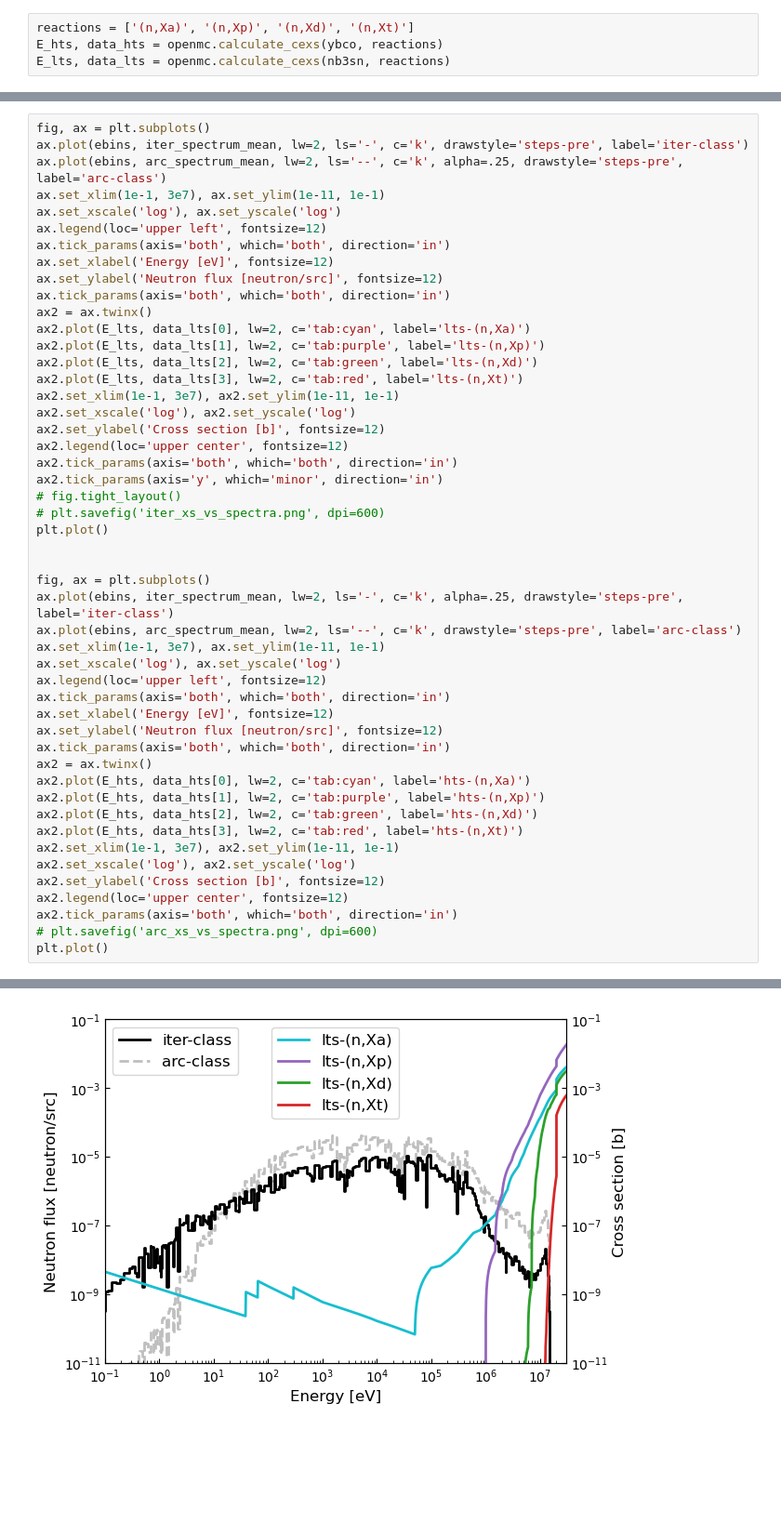
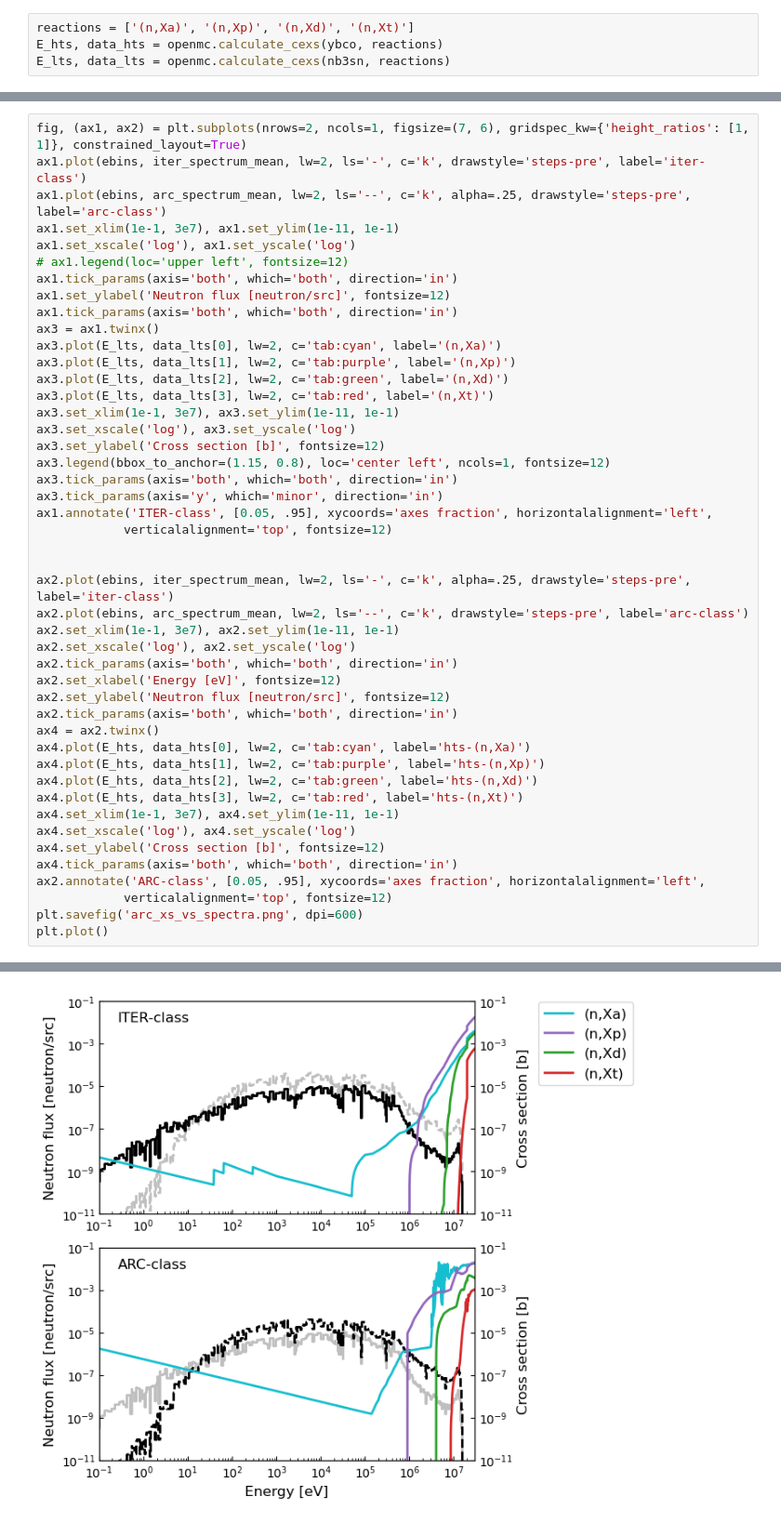
Before and after one commit to SteSeg/tokamak_radiation_environment, a Jupyter notebook: notebooks/plot_cross_sections.ipynb, the cells around one changed output, grey strips where cells are left out. Shown at 93% size. Drawn from its saved outputs; the diff is of its cells as text; blank space fills up the shorter version.

```diff
--- a/notebooks/plot_cross_sections.ipynb
+++ b/notebooks/plot_cross_sections.ipynb
@@ -71,52 +67,49 @@ plt.plot()
 # %%
-fig, ax = plt.subplots()
-ax.plot(ebins, iter_spectrum_mean, lw=2, ls='-', c='k', drawstyle='steps-pre', label='iter-class')
-ax.plot(ebins, arc_spectrum_mean, lw=2, ls='--', c='k', alpha=.25, drawstyle='steps-pre', label='arc-class')
-ax.set_xlim(1e-1, 3e7), ax.set_ylim(1e-11, 1e-1)
-ax.set_xscale('log'), ax.set_yscale('log')
-ax.legend(loc='upper left', fontsize=12)
-ax.tick_params(axis='both', which='both', direction='in')
-ax.set_xlabel('Energy [eV]', fontsize=12)
-ax.set_ylabel('Neutron flux [neutron/src]', fontsize=12)
-ax.tick_params(axis='both', which='both', direction='in')
-ax2 = ax.twinx()
-ax2.plot(E_lts, data_lts[0], lw=2, c='tab:cyan', label='lts-(n,Xa)')
-ax2.plot(E_lts, data_lts[1], lw=2, c='tab:purple', label='lts-(n,Xp)')
-ax2.plot(E_lts, data_lts[2], lw=2, c='tab:green', label='lts-(n,Xd)')
-ax2.plot(E_lts, data_lts[3], lw=2, c='tab:red', label='lts-(n,Xt)')
+fig, (ax1, ax2) = plt.subplots(nrows=2, ncols=1, figsize=(7, 6), gridspec_kw={'height_ratios': [1, 1]}, constrained_layout=True)
+ax1.plot(ebins, iter_spectrum_mean, lw=2, ls='-', c='k', drawstyle='steps-pre', label='iter-class')
+ax1.plot(ebins, arc_spectrum_mean, lw=2, ls='--', c='k', alpha=.25, drawstyle='steps-pre', label='arc-class')
+ax1.set_xlim(1e-1, 3e7), ax1.set_ylim(1e-11, 1e-1)
+ax1.set_xscale('log'), ax1.set_yscale('log')
+# ax1.legend(loc='upper left', fontsize=12)
+ax1.tick_params(axis='both', which='both', direction='in')
+ax1.set_ylabel('Neutron flux [neutron/src]', fontsize=12)
+ax1.tick_params(axis='both', which='both', direction='in')
+ax3 = ax1.twinx()
+ax3.plot(E_lts, data_lts[0], lw=2, c='tab:cyan', label='(n,Xa)')
+ax3.plot(E_lts, data_lts[1], lw=2, c='tab:purple', label='(n,Xp)')
+ax3.plot(E_lts, data_lts[2], lw=2, c='tab:green', label='(n,Xd)')
+ax3.plot(E_lts, data_lts[3], lw=2, c='tab:red', label='(n,Xt)')
+ax3.set_xlim(1e-1, 3e7), ax3.set_ylim(1e-11, 1e-1)
+ax3.set_xscale('log'), ax3.set_yscale('log')
+ax3.set_ylabel('Cross section [b]', fontsize=12)
+ax3.legend(bbox_to_anchor=(1.15, 0.8), loc='center left', ncols=1, fontsize=12)
+ax3.tick_params(axis='both', which='both', direction='in')
+ax3.tick_params(axis='y', which='minor', direction='in')
+ax1.annotate('ITER-class', [0.05, .95], xycoords='axes fraction', horizontalalignment='left',
+            verticalalignment='top', fontsize=12)
+
+
+ax2.plot(ebins, iter_spectrum_mean, lw=2, ls='-', c='k', alpha=.25, drawstyle='steps-pre', label='iter-class')
+ax2.plot(ebins, arc_spectrum_mean, lw=2, ls='--', c='k', drawstyle='steps-pre', label='arc-class')
 ax2.set_xlim(1e-1, 3e7), ax2.set_ylim(1e-11, 1e-1)
 ax2.set_xscale('log'), ax2.set_yscale('log')
-ax2.set_ylabel('Cross section [b]', fontsize=12)
-ax2.legend(loc='upper center', fontsize=12)
 ax2.tick_params(axis='both', which='both', direction='in')
-ax2.tick_params(axis='y', which='minor', direction='in')
-# fig.tight_layout()
-# plt.savefig('iter_xs_vs_spectra.png', dpi=600)
+ax2.set_xlabel('Energy [eV]', fontsize=12)
+ax2.set_ylabel('Neutron flux [neutron/src]', fontsize=12)
+ax2.tick_params(axis='both', which='both', direction='in')
+ax4 = ax2.twinx()
+ax4.plot(E_hts, data_hts[0], lw=2, c='tab:cyan', label='hts-(n,Xa)')
+ax4.plot(E_hts, data_hts[1], lw=2, c='tab:purple', label='hts-(n,Xp)')
+ax4.plot(E_hts, data_hts[2], lw=2, c='tab:green', label='hts-(n,Xd)')
+ax4.plot(E_hts, data_hts[3], lw=2, c='tab:red', label='hts-(n,Xt)')
+ax4.set_xlim(1e-1, 3e7), ax4.set_ylim(1e-11, 1e-1)
+ax4.set_xscale('log'), ax4.set_yscale('log')
+ax4.set_ylabel('Cross section [b]', fontsize=12)
+ax4.tick_params(axis='both', which='both', direction='in')
+ax2.annotate('ARC-class', [0.05, .95], xycoords='axes fraction', horizontalalignment='left',
+            verticalalignment='top', fontsize=12)
+plt.savefig('arc_xs_vs_spectra.png', dpi=600)
 plt.plot()
-
-
-fig, ax = plt.subplots()
-ax.plot(ebins, iter_spectrum_mean, lw=2, ls='-', c='k', alpha=.25, drawstyle='steps-pre', label='iter-class')
-ax.plot(ebins, arc_spectrum_mean, lw=2, ls='--', c='k', drawstyle='steps-pre', label='arc-class')
-ax.set_xlim(1e-1, 3e7), ax.set_ylim(1e-11, 1e-1)
-ax.set_xscale('log'), ax.set_yscale('log')
-ax.legend(loc='upper left', fontsize=12)
-ax.tick_params(axis='both', which='both', direction='in')
-ax.set_xlabel('Energy [eV]', fontsize=12)
-ax.set_ylabel('Neutron flux [neutron/src]', fontsize=12)
-ax.tick_params(axis='both', which='both', direction='in')
-ax2 = ax.twinx()
-ax2.plot(E_hts, data_hts[0], lw=2, c='tab:cyan', label='hts-(n,Xa)')
-ax2.plot(E_hts, data_hts[1], lw=2, c='tab:purple', label='hts-(n,Xp)')
-ax2.plot(E_hts, data_hts[2], lw=2, c='tab:green', label='hts-(n,Xd)')
-ax2.plot(E_hts, data_hts[3], lw=2, c='tab:red', label='hts-(n,Xt)')
-ax2.set_xlim(1e-1, 3e7), ax2.set_ylim(1e-11, 1e-1)
-ax2.set_xscale('log'), ax2.set_yscale('log')
-ax2.set_ylabel('Cross section [b]', fontsize=12)
-ax2.legend(loc='upper center', fontsize=12)
-ax2.tick_params(axis='both', which='both', direction='in')
-# plt.savefig('arc_xs_vs_spectra.png', dpi=600)
-plt.plot()
 # %% [output]
 []
-[figure, old version]
+[figure, new version]
```
Also changed, not shown: parts of 3 cells of this notebook, 4 other files.
